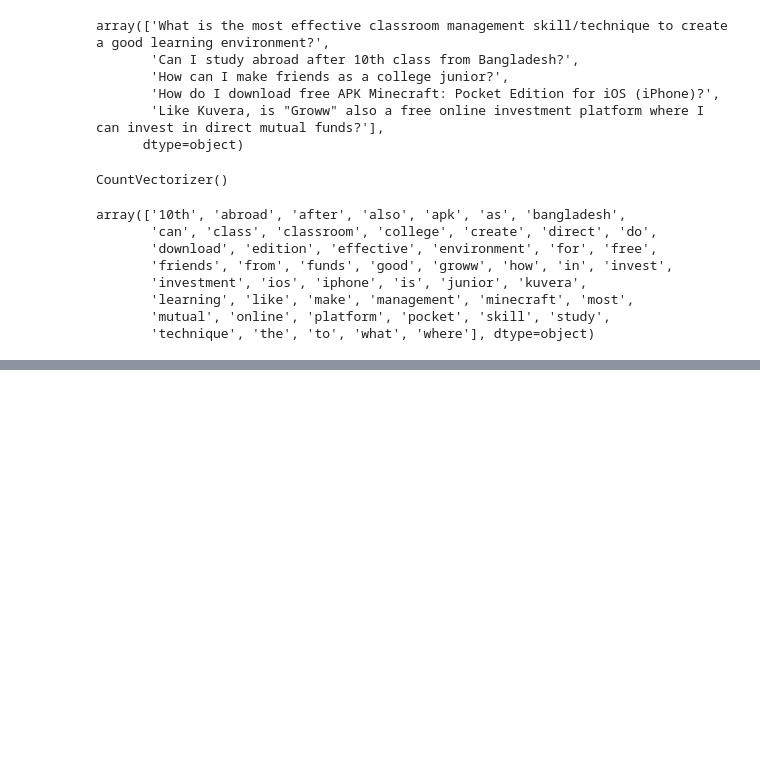
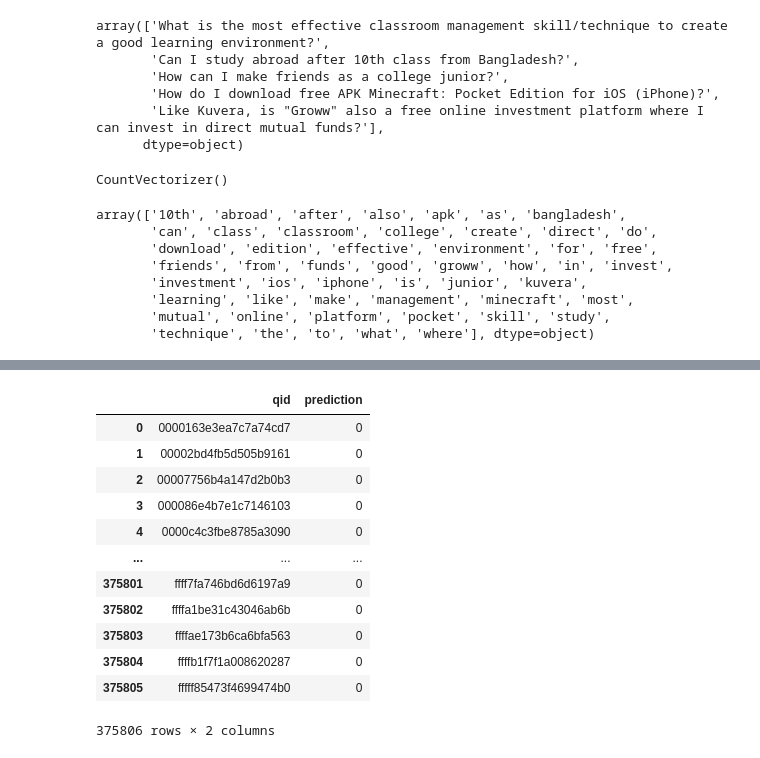
Before and after one commit to INCREDIBLE-AURNOB/NLP, a Jupyter notebook: Text_classification_bag_of_words_.ipynb, the cells around one changed output, grey strips where cells are left out. Cells and saved outputs as stored; diff of their text form; code cells hidden in the pictures; blank space fills up the shorter version.

```diff
--- a/Text_classification_bag_of_words_.ipynb
+++ b/Text_classification_bag_of_words_.ipynb
@@ -364,0 +521,5 @@ array(['10th', 'abroad', 'after', 'also', 'apk', 'as', 'bangladesh',
+# %%
+model=LogisticRegression(max_iter=MAX_ITER,solver='sag')
+# %%
+%%time
+model.fit(train_inputs,train_targets)
@@ -364,0 +657,16 @@ array(['10th', 'abroad', 'after', 'also', 'apk', 'as', 'bangladesh',
+# %%
+sub_df
+# %% [output]
+|  | qid | prediction |
+| 0 | 0000163e3ea7c7a74cd7 | 0 |
+| 1 | 00002bd4fb5d505b9161 | 0 |
+| 2 | 00007756b4a147d2b0b3 | 0 |
+| 3 | 000086e4b7e1c7146103 | 0 |
+| 4 | 0000c4c3fbe8785a3090 | 0 |
+| ... | ... | ... |
+| 375801 | ffff7fa746bd6d6197a9 | 0 |
+| 375802 | ffffa1be31c43046ab6b | 0 |
+| 375803 | ffffae173b6ca6bfa563 | 0 |
+| 375804 | ffffb1f7f1a008620287 | 0 |
+| 375805 | fffff85473f4699474b0 | 0 |
+375806 rows × 2 columns
```
Also changed, not shown: parts of 57 cells of this notebook.
